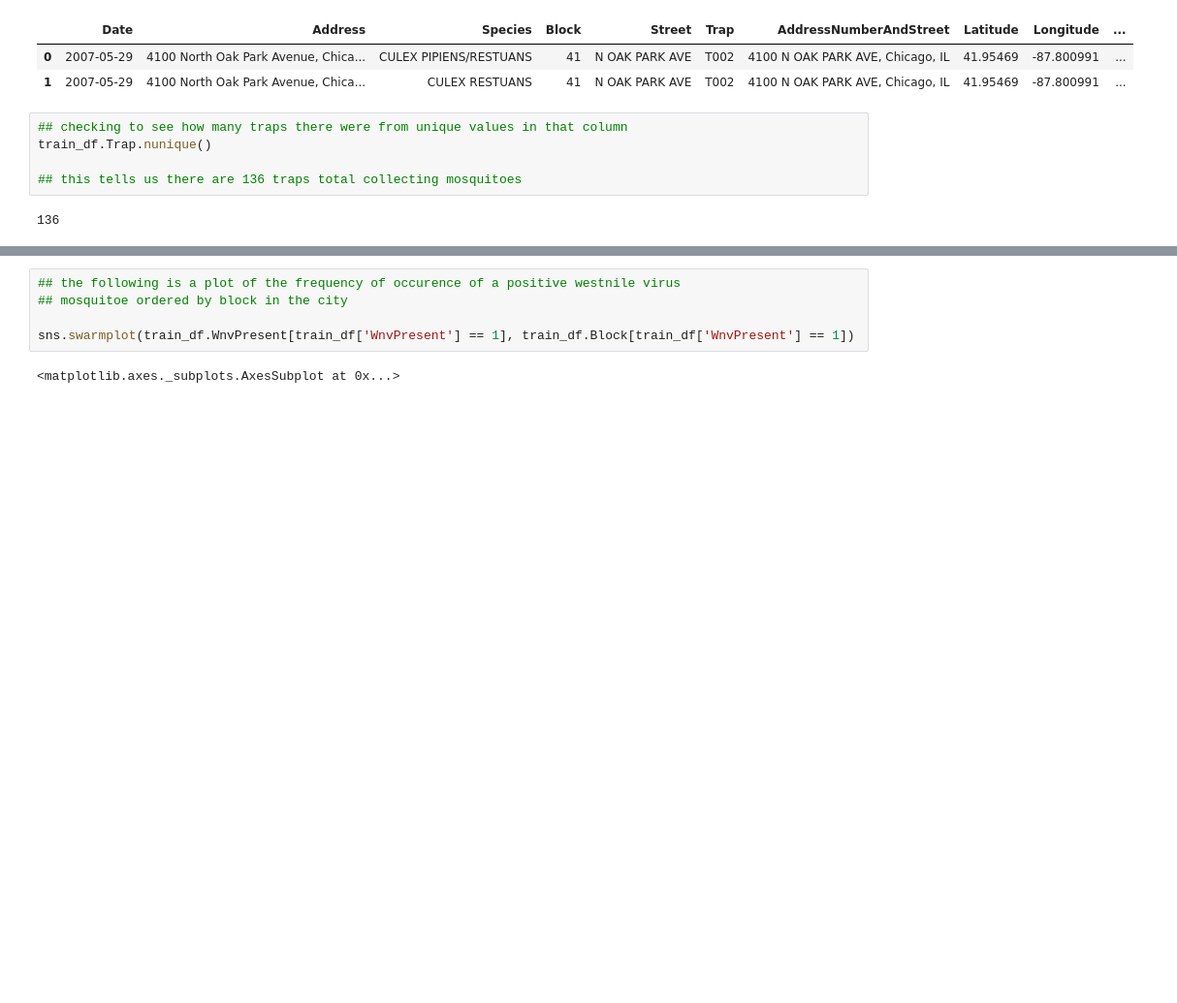
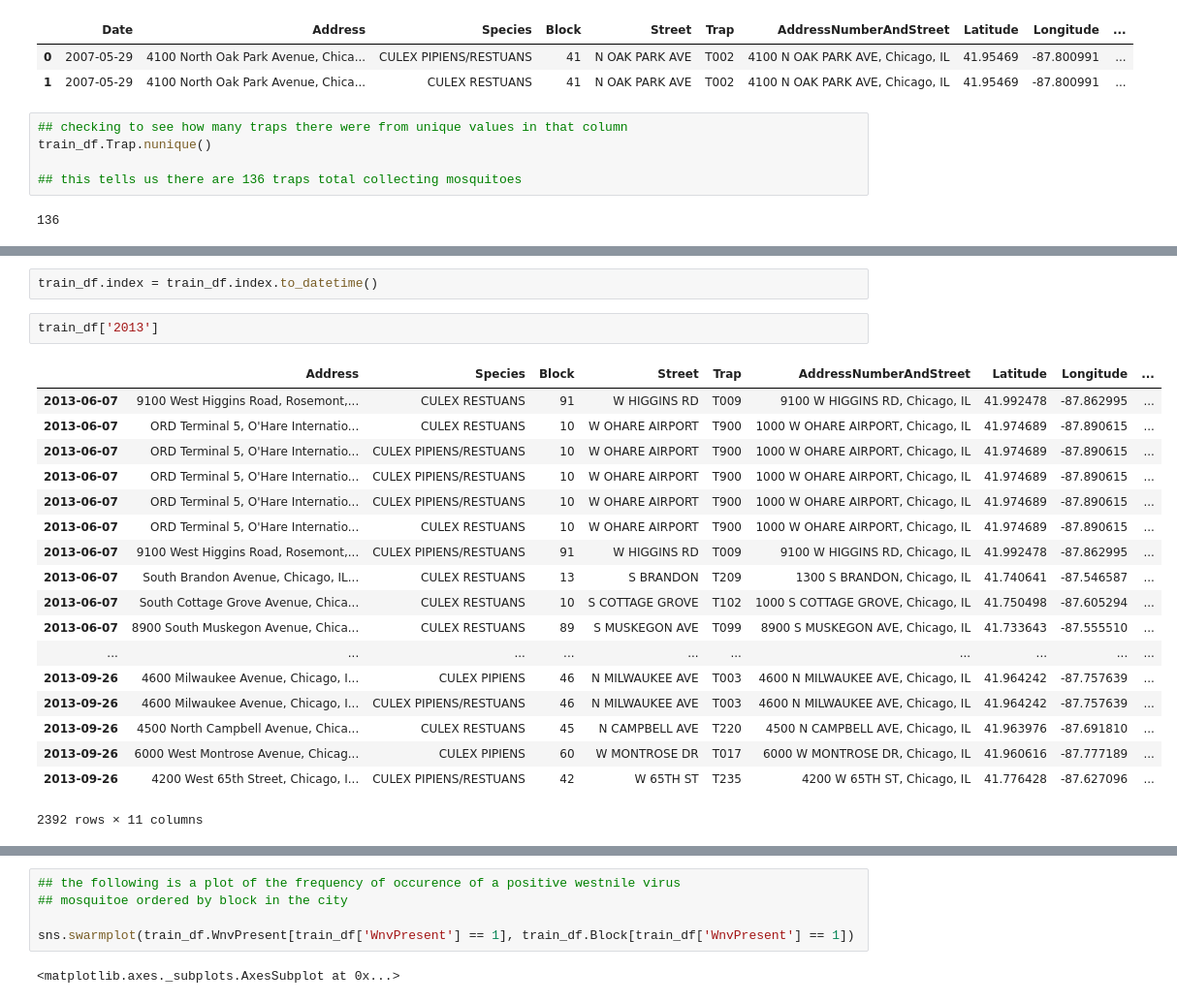
Before and after one commit to cl65610/west_nile, a Jupyter notebook: research/eda_work_train_df.ipynb, the cells around one changed output, grey strips where cells are left out. Shown: that part at 97% size. Cells and saved outputs as stored; diff of their text form; blank space fills up the shorter version.

```diff
--- a/research/eda_work_train_df.ipynb
+++ b/research/eda_work_train_df.ipynb
@@ -57,0 +100,23 @@ Name: AddressAccuracy, dtype: int64
+# %%
+train_df.index = train_df.index.to_datetime()
+# %%
+train_df['2013']
+# %% [output]
+|  | Address | Species | Block | Street | Trap | AddressNumberAndStreet | Latitude | Longitude | ... |
+| 2013-06-07 | 9100 West Higgins Road, Rosemont,... | CULEX RESTUANS | 91 | W HIGGINS RD | T009 | 9100 W HIGGINS RD, Chicago, IL | 41.992478 | -87.862995 | ... |
+| 2013-06-07 | ORD Terminal 5, O'Hare Internatio... | CULEX RESTUANS | 10 | W OHARE AIRPORT | T900 | 1000 W OHARE AIRPORT, Chicago, IL | 41.974689 | -87.890615 | ... |
+| 2013-06-07 | ORD Terminal 5, O'Hare Internatio... | CULEX PIPIENS/RESTUANS | 10 | W OHARE AIRPORT | T900 | 1000 W OHARE AIRPORT, Chicago, IL | 41.974689 | -87.890615 | ... |
+| 2013-06-07 | ORD Terminal 5, O'Hare Internatio... | CULEX PIPIENS/RESTUANS | 10 | W OHARE AIRPORT | T900 | 1000 W OHARE AIRPORT, Chicago, IL | 41.974689 | -87.890615 | ... |
+| 2013-06-07 | ORD Terminal 5, O'Hare Internatio... | CULEX PIPIENS/RESTUANS | 10 | W OHARE AIRPORT | T900 | 1000 W OHARE AIRPORT, Chicago, IL | 41.974689 | -87.890615 | ... |
+| 2013-06-07 | ORD Terminal 5, O'Hare Internatio... | CULEX RESTUANS | 10 | W OHARE AIRPORT | T900 | 1000 W OHARE AIRPORT, Chicago, IL | 41.974689 | -87.890615 | ... |
+| 2013-06-07 | 9100 West Higgins Road, Rosemont,... | CULEX PIPIENS/RESTUANS | 91 | W HIGGINS RD | T009 | 9100 W HIGGINS RD, Chicago, IL | 41.992478 | -87.862995 | ... |
+| 2013-06-07 | South Brandon Avenue, Chicago, IL... | CULEX RESTUANS | 13 | S BRANDON | T209 | 1300 S BRANDON, Chicago, IL | 41.740641 | -87.546587 | ... |
+| 2013-06-07 | South Cottage Grove Avenue, Chica... | CULEX RESTUANS | 10 | S COTTAGE GROVE | T102 | 1000 S COTTAGE GROVE, Chicago, IL | 41.750498 | -87.605294 | ... |
+| 2013-06-07 | 8900 South Muskegon Avenue, Chica... | CULEX RESTUANS | 89 | S MUSKEGON AVE | T099 | 8900 S MUSKEGON AVE, Chicago, IL | 41.733643 | -87.555510 | ... |
+| ... | ... | ... | ... | ... | ... | ... | ... | ... | ... |
+| 2013-09-26 | 4600 Milwaukee Avenue, Chicago, I... | CULEX PIPIENS | 46 | N MILWAUKEE AVE | T003 | 4600 N MILWAUKEE AVE, Chicago, IL | 41.964242 | -87.757639 | ... |
+| 2013-09-26 | 4600 Milwaukee Avenue, Chicago, I... | CULEX PIPIENS/RESTUANS | 46 | N MILWAUKEE AVE | T003 | 4600 N MILWAUKEE AVE, Chicago, IL | 41.964242 | -87.757639 | ... |
+| 2013-09-26 | 4500 North Campbell Avenue, Chica... | CULEX RESTUANS | 45 | N CAMPBELL AVE | T220 | 4500 N CAMPBELL AVE, Chicago, IL | 41.963976 | -87.691810 | ... |
+| 2013-09-26 | 6000 West Montrose Avenue, Chicag... | CULEX PIPIENS | 60 | W MONTROSE DR | T017 | 6000 W MONTROSE DR, Chicago, IL | 41.960616 | -87.777189 | ... |
+| 2013-09-26 | 4200 West 65th Street, Chicago, I... | CULEX PIPIENS/RESTUANS | 42 | W 65TH ST | T235 | 4200 W 65TH ST, Chicago, IL | 41.776428 | -87.627096 | ... |
+2392 rows × 11 columns
```
Also changed, not shown: parts of 11 cells of this notebook, 4 other files.
